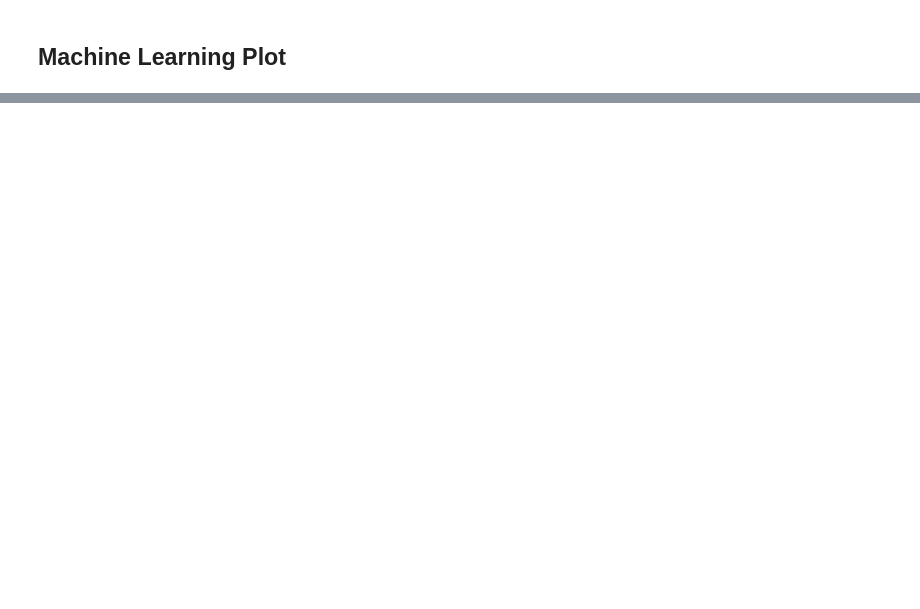
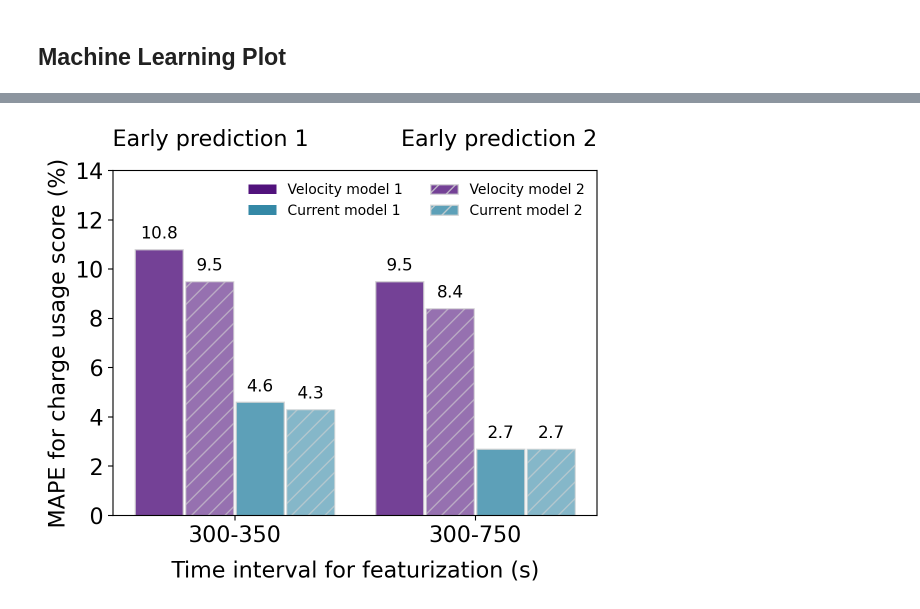
Before and after one commit to uwsunlab/EV-range-anxiety, a Jupyter notebook: ML_and_simulink_models/current_based_ML_models/machine_learning_plot.ipynb, the cells around one changed output, grey strips where cells are left out. Saved outputs shown, nothing was run; the diff lists cells and outputs as text; code cells hidden in the pictures; blank space fills up the shorter version.

```diff
--- a/ML_and_simulink_models/current_based_ML_models/machine_learning_plot.ipynb
+++ b/ML_and_simulink_models/current_based_ML_models/machine_learning_plot.ipynb
@@ -222,0 +244,79 @@ plt.show()
+# %%
+sns.reset_orig()
+plt.rcdefaults()
+plt.rcParams['font.size'] = 16
+fig, ax1 = plt.subplots(figsize=(6, 5))
+
+first_index_values = [10.8, 9.5, 4.6, 4.3]
+eighth_index_values = [9.5, 8.4, 2.7, 2.7]
+
+bar_labels = ['Velocity model 1', 'Velocity model 2',
+              'Current model 1', 'Current model 2']
+x_labels = ['300-350', '300-750']
+
+velocity_color = sns.color_palette("magma", as_cmap=True)(0.25)
+current_color = sns.color_palette("mako", as_cmap=True)(0.55)
+
+bar_width = 0.20
+gap = 0.01
+
+positions1 = [0 - 1.5 * (bar_width + gap), 0 - 0.5 * (bar_width + gap),
+              0 + 0.5 * (bar_width + gap), 0 + 1.5 * (bar_width + gap)]
+positions2 = [1 - 1.5 * (bar_width + gap), 1 - 0.5 * (bar_width + gap),
+              1 + 0.5 * (bar_width + gap), 1 + 1.5 * (bar_width + gap)]
+
+# Create legend handles with new colors
+legend_elements = [
+    plt.Rectangle((0,0), 1, 1, facecolor=velocity_color, alpha=1, label='Velocity model 1'),
+    plt.Rectangle((0,0), 1, 1, facecolor=current_color, alpha=1, label='Current model 1'),
+    plt.Rectangle((0,0), 1, 1, facecolor=velocity_color, hatch='//', alpha=0.8, label='Velocity model 2', ec='lightgrey', fill=True),
+    plt.Rectangle((0,0), 1, 1, facecolor=current_color, hatch='//', alpha=0.8, label='Current model 2', ec='lightgrey', fill=True)
+]
+
+for i in range(len(first_index_values)):
+    if i == 0:
+        color, hatch, alpha = velocity_color, None, 0.8
+    elif i == 1:
+        color, hatch, alpha = velocity_color, '//', 0.6
+    elif i == 2:
+        color, hatch, alpha = current_color, None, 0.8
+    elif i == 3:
+        color, hatch, alpha = current_color, '//', 0.6
+
+    # Plot bars
+    plt.bar(positions1[i], first_index_values[i], width=bar_width, color=color, hatch=hatch, ec="lightgrey", alpha=alpha)
+    plt.bar(positions2[i], eighth_index_values[i], width=bar_width, color=color, hatch=hatch, ec="lightgrey", alpha=alpha)
+
+    # Add numerical values on top of bars
+    plt.text(positions1[i], first_index_values[i] + 0.3, f'{first_index_values[i]:.1f}',
+             ha='center', va='bottom', color='black', fontsize=12)
+    plt.text(positions2[i], eighth_index_values[i] + 0.3, f'{eighth_index_values[i]:.1f}',
+             ha='center', va='bottom', color='black', fontsize=12)
+
+# Add legend with smaller font and two columns
+legend = ax1.legend(handles=legend_elements,
+                   loc='upper right',
+                   fontsize=10,
+                   ncol=2,
+                   bbox_to_anchor=(1, 1),
+                   frameon=False)  # Removed legend frame
+
+# Add group annotations
+group1_center = sum(positions1[:2]) / 2 + 0.21  # Center of the first group
+group2_center = sum(positions2[:2]) / 2 + 0.21  # Center of the second group
+
+ax1.text(group1_center-0.1, 15, 'Early prediction 1', ha='center')
+ax1.text(group2_center+0.1, 15, 'Early prediction 2', ha='center')
+
+# Set x-ticks and labels
+ax1.set_xticks([group1_center, group2_center])
+ax1.set_xticklabels(x_labels)
+
+plt.xlabel('Time interval for featurization (s)', labelpad=10)
+plt.ylabel('MAPE for charge usage score (%)')
+plt.ylim(0, 14)
+plt.tight_layout()
+# fig.savefig('/Users/hemanthnr/Desktop/batt_patt figures/ep1vsep2.svg', format='svg', dpi=1000, bbox_inches='tight')
+plt.show()
+# %% [output]
+[figure, added]
```
Also changed, not shown: parts of 6 cells of this notebook, 11 other files.
